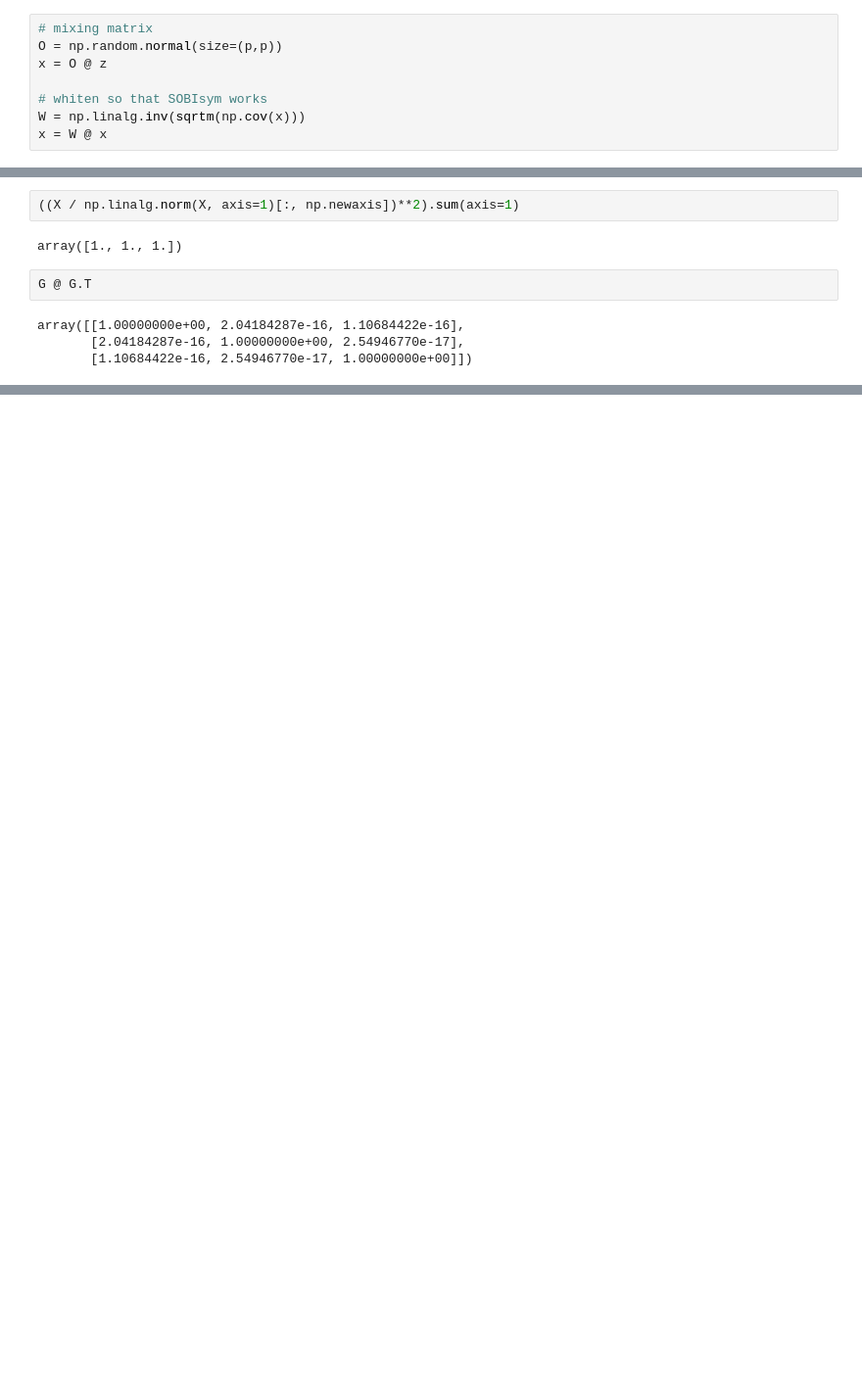
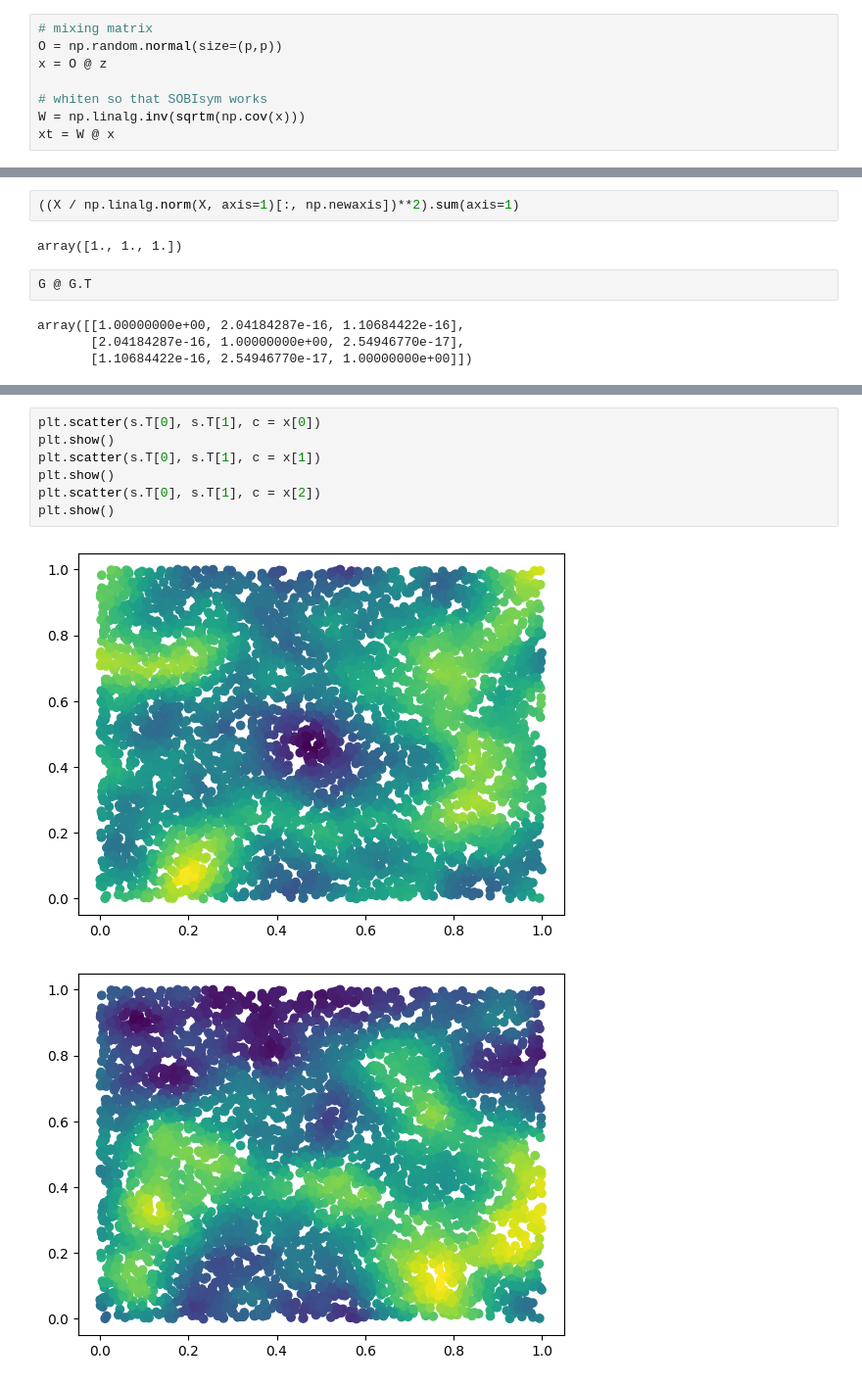
Before and after one commit to imanring/AML_Final_Project, a Jupyter notebook: src/SBSS.ipynb, the cells around one changed output, grey strips where cells are left out. Shown at 98% size. Drawn from its saved outputs; the diff is of its cells as text; blank space fills up the shorter version.

```diff
--- a/src/SBSS.ipynb
+++ b/src/SBSS.ipynb
@@ -21,4 +89,4 @@ x = O @ z
 
 # whiten so that SOBIsym works
 W = np.linalg.inv(sqrtm(np.cov(x)))
-x = W @ x
+xt = W @ x
@@ -152,0 +273,10 @@ plt.show()
+# %%
+plt.scatter(s.T[0], s.T[1], c = x[0])
+plt.show()
+plt.scatter(s.T[0], s.T[1], c = x[1])
+plt.show()
+plt.scatter(s.T[0], s.T[1], c = x[2])
+plt.show()
+# %% [output]
+[figure, added]
+[figure, added]
```
Also changed, not shown: parts of 17 cells of this notebook.
